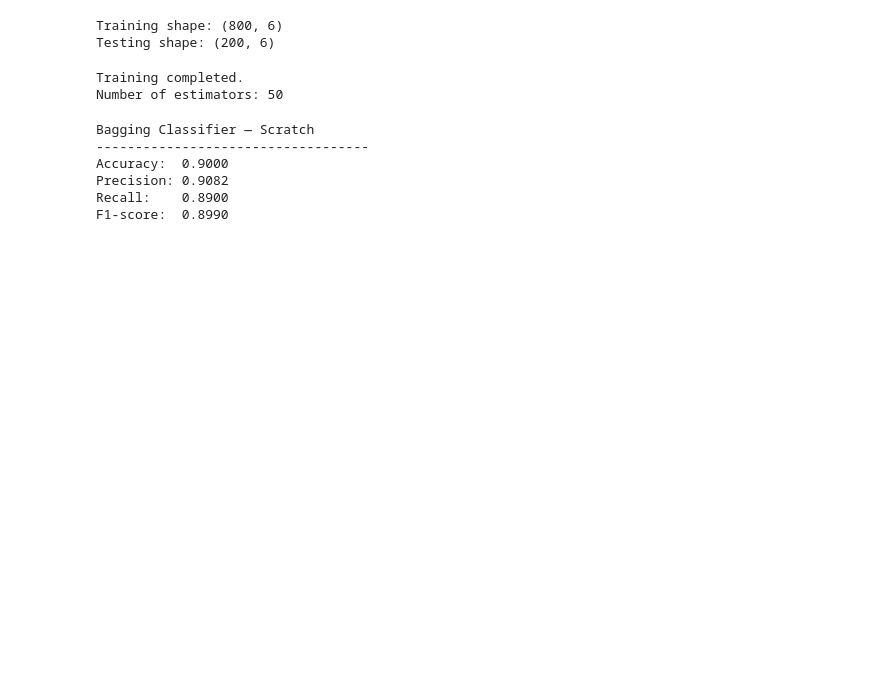
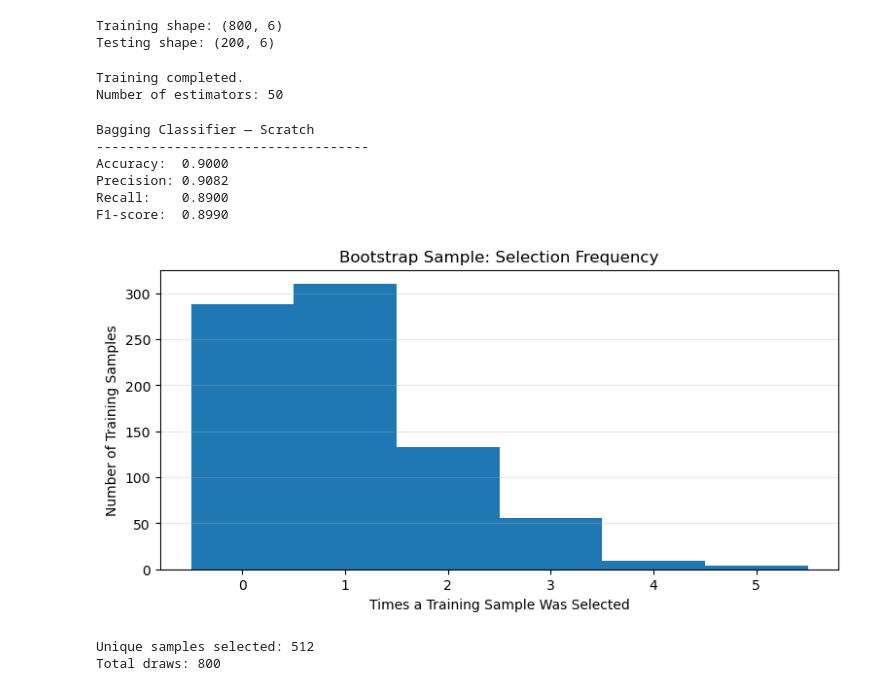
Before and after one commit to AHMAD-ALI5/machine-learning-from-scratch, a Jupyter notebook: machine-learning-from-scratch/ensemble learning/bagging.ipynb, the cells around one changed output. Drawn from its saved outputs; the diff is of its cells as text; code cells hidden in the pictures; blank space fills up the shorter version.

```diff
--- a/machine-learning-from-scratch/ensemble learning/bagging.ipynb
+++ b/machine-learning-from-scratch/ensemble learning/bagging.ipynb
@@ -153,3 +153,24 @@ Accuracy:  0.9000
 Precision: 0.9082
 Recall:    0.8900
 F1-score:  0.8990
+# %%
+sample_counts = np.bincount(
+    bagging_scratch.bootstrap_indices_[0],
+    minlength=len(X_train)
+)
+
+plt.figure(figsize=(9, 4))
+plt.hist(sample_counts, bins=np.arange(sample_counts.max() + 2) - 0.5)
+plt.xlabel("Times a Training Sample Was Selected")
+plt.ylabel("Number of Training Samples")
+plt.title("Bootstrap Sample: Selection Frequency")
+plt.xticks(range(sample_counts.max() + 1))
+plt.grid(axis="y", alpha=0.3)
+plt.show()
+
+print("Unique samples selected:", np.count_nonzero(sample_counts))
+print("Total draws:", sample_counts.sum())
+# %% [output]
+[figure, added]
+Unique samples selected: 512
+Total draws: 800
```
Also changed, not shown: parts of 4 cells of this notebook.
